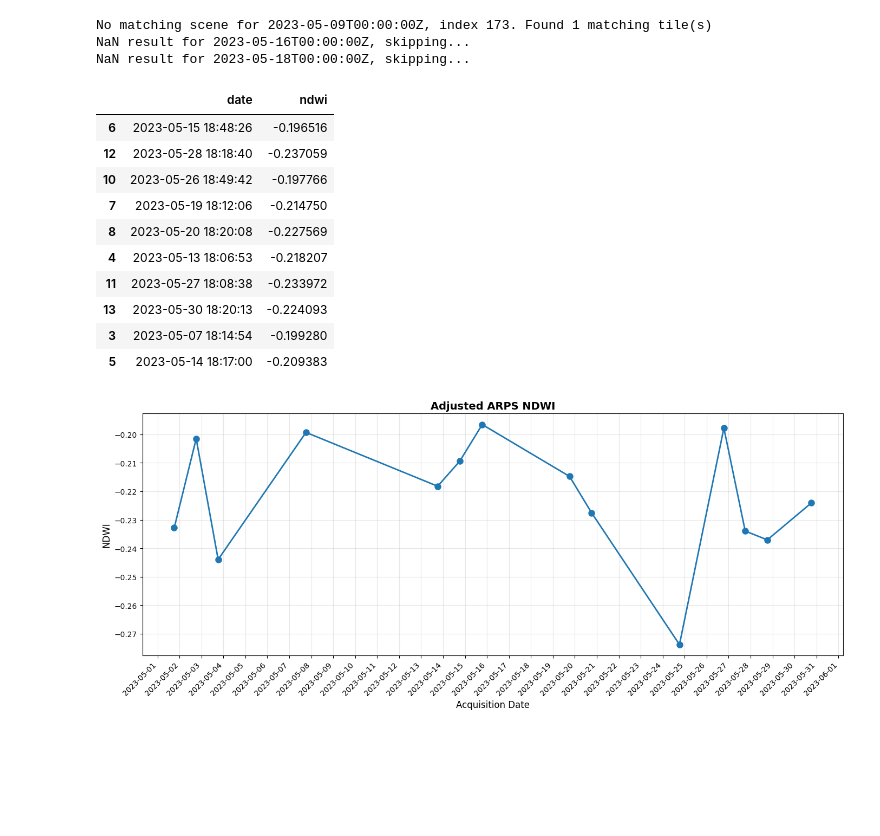
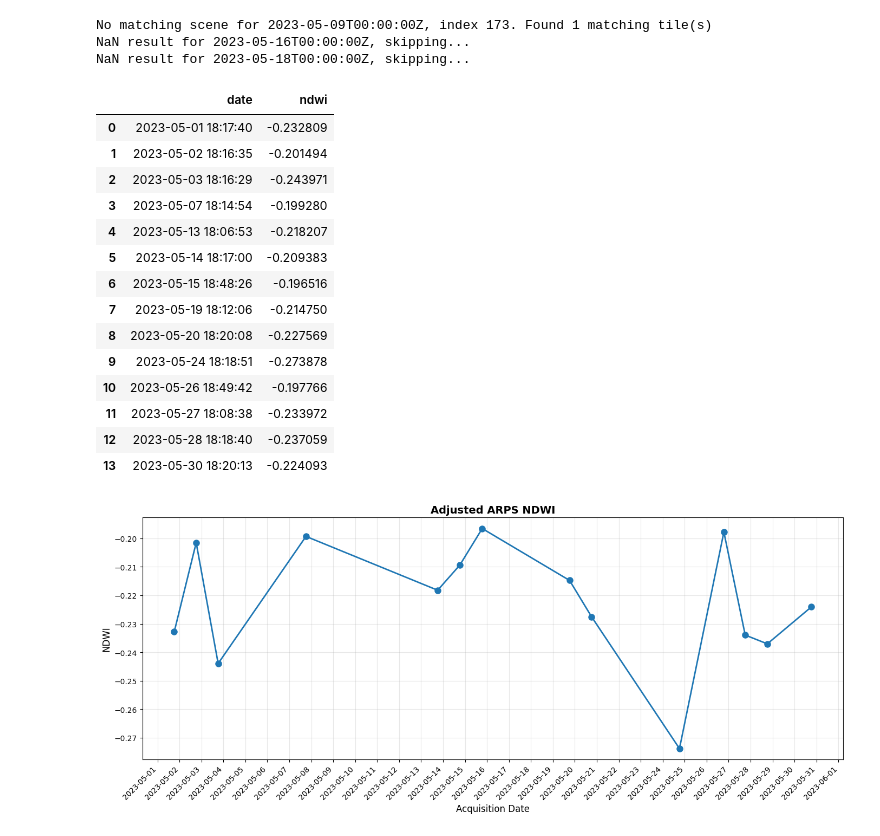
Before and after one commit to tbarsballe/notebooks, a Jupyter notebook: jupyter-notebooks/workflows/introduction_to_analysis_apis/image_metadata_headers_pip.ipynb, the cells around one changed output. Saved outputs shown, nothing was run; the diff lists cells and outputs as text; code cells hidden in the pictures; blank space fills up the shorter version.

```diff
--- a/jupyter-notebooks/workflows/introduction_to_analysis_apis/image_metadata_headers_pip.ipynb
+++ b/jupyter-notebooks/workflows/introduction_to_analysis_apis/image_metadata_headers_pip.ipynb
@@ -385,19 +380,23 @@ NaN result for 2023-05-16T00:00:00Z, skipping...
 NaN result for 2023-05-18T00:00:00Z, skipping...
 # %%
 data_df = pd.DataFrame(values)
-data_df.sample(10)
+data_df
 # %% [output]
 |  | date | ndwi |
+| 0 | 2023-05-01 18:17:40 | -0.232809 |
+| 1 | 2023-05-02 18:16:35 | -0.201494 |
+| 2 | 2023-05-03 18:16:29 | -0.243971 |
+| 3 | 2023-05-07 18:14:54 | -0.199280 |
+| 4 | 2023-05-13 18:06:53 | -0.218207 |
+| 5 | 2023-05-14 18:17:00 | -0.209383 |
 | 6 | 2023-05-15 18:48:26 | -0.196516 |
-| 12 | 2023-05-28 18:18:40 | -0.237059 |
-| 10 | 2023-05-26 18:49:42 | -0.197766 |
 | 7 | 2023-05-19 18:12:06 | -0.214750 |
 | 8 | 2023-05-20 18:20:08 | -0.227569 |
-| 4 | 2023-05-13 18:06:53 | -0.218207 |
+| 9 | 2023-05-24 18:18:51 | -0.273878 |
+| 10 | 2023-05-26 18:49:42 | -0.197766 |
 | 11 | 2023-05-27 18:08:38 | -0.233972 |
+| 12 | 2023-05-28 18:18:40 | -0.237059 |
 | 13 | 2023-05-30 18:20:13 | -0.224093 |
-| 3 | 2023-05-07 18:14:54 | -0.199280 |
-| 5 | 2023-05-14 18:17:00 | -0.209383 |
 # %%
 # Plot the NDWI timeseries with actual dates
 import matplotlib.dates as mdates
```
Also changed, not shown: parts of 4 cells of this notebook.
